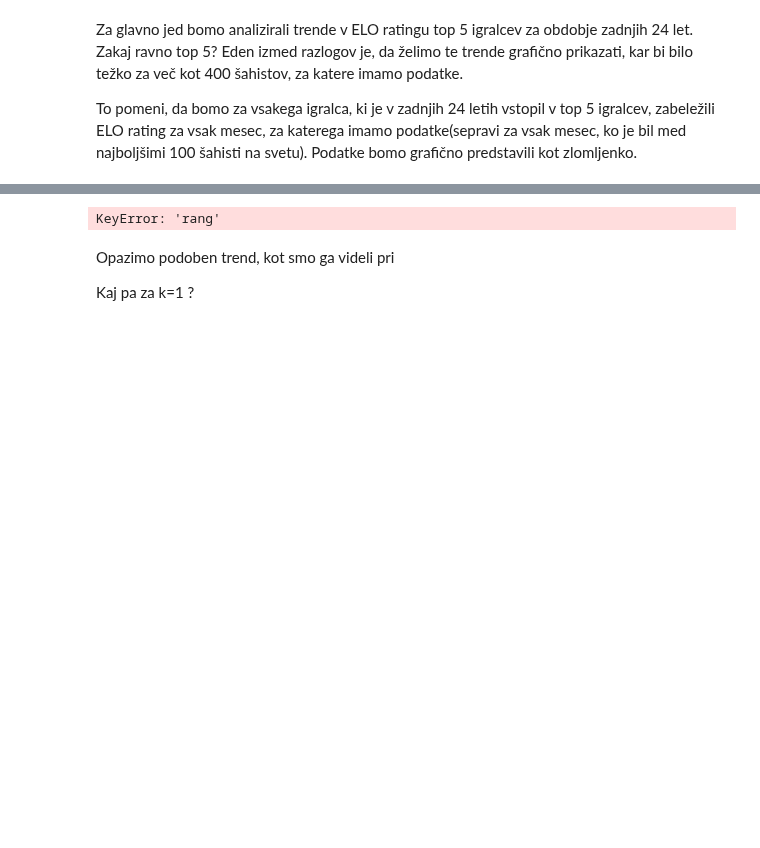
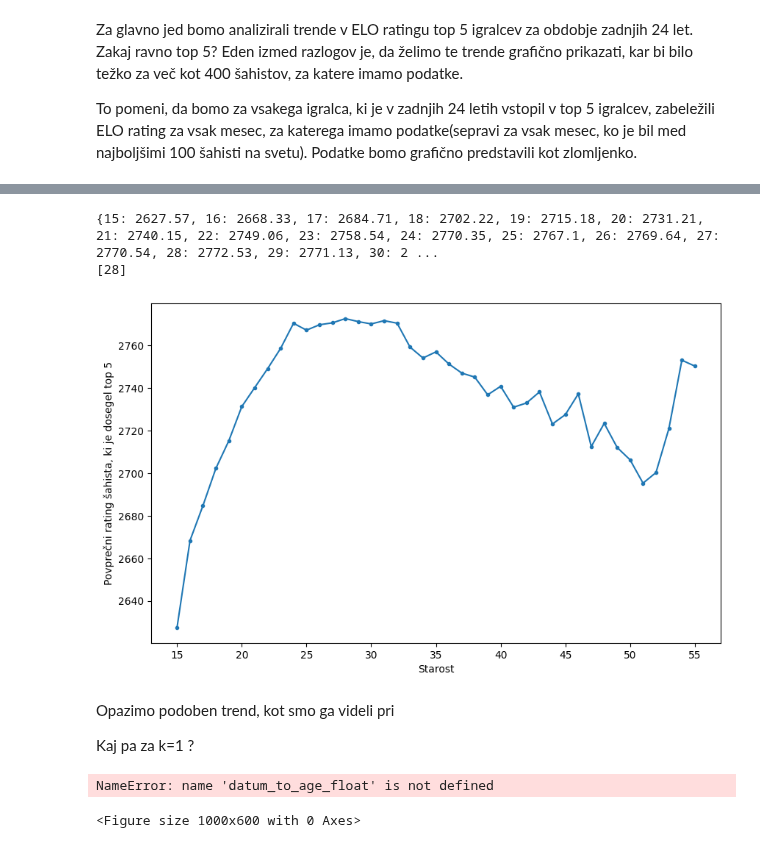
Before and after one commit to HugoTrebse/UVP-projektna-naloga, a Jupyter notebook: analiza_podatkov.ipynb, the cells around one changed output, grey strips where cells are left out. Cells and saved outputs as stored; diff of their text form; code cells hidden in the pictures; blank space fills up the shorter version.

```diff
--- a/analiza_podatkov.ipynb
+++ b/analiza_podatkov.ipynb
@@ -206,40 +229,42 @@ povprecni_elo_pri_starosti_top_5 = {i: [] for i in range(15, 56)}
 sahisti_v_top_5 = podatki_top_nekaj(100)
 counter = 0
 for sahist, leto_rojstva in sahisti_v_top_5:
-    sahistov_record = pd.read_csv(os.path.join(starsevska_pot_globoka, sahist.replace(' ', '_')), index_col = 'datum')
+    sahistov_record = pd.read_csv(os.path.join(p.pot_globoka, sahist.replace(' ', '_')), index_col = 'datum')
     for datum, vrstica in sahistov_record.iterrows():
         leto = int(datum[3::])
         if leto - leto_rojstva >= 15 and leto - leto_rojstva <= 55:
             povprecni_elo_pri_starosti_top_5[leto - leto_rojstva].append(vrstica['rating'])
 
 povprecje_2 = {i: [] for i in range(15, 56)}
 for starost in povprecni_elo_pri_starosti_top_5:
     vsota = sum(povprecni_elo_pri_starosti_top_5[starost])
     dolzina = len(povprecni_elo_pri_starosti_top_5[starost])
     povprecje_2[starost] = round(vsota / dolzina, 2)
 
 print(povprecje_2)
 
 velikostni_ekstrem = []
 najvisji = max(list(povprecje_2.values()))
 for starost, rating_pri_starosti in povprecje_2.items():
     if rating_pri_starosti == najvisji:
         velikostni_ekstrem.append(starost)
 
 print(velikostni_ekstrem)
 
 
 pandas_thing = pd.Series(povprecje_2)
 
 plot.figure(figsize=(10,6))
 
 pandas_thing.plot(kind = 'line', marker = '.')
 
 plot.xlabel('Starost')
 plot.ylabel('Povprečni rating šahista, ki je dosegel top 5')
 plot.show()
 # %% [output]
-KeyError: 'rang'
+{15: 2627.57, 16: 2668.33, 17: 2684.71, 18: 2702.22, 19: 2715.18, 20: 2731.21, 21: 2740.15, 22: 2749.06, 23: 2758.54, 24: 2770.35, 25: 2767.1, 26: 2769.64, 27: 2770.54, 28: 2772.53, 29: 2771.13, 30: 2 ...
+[28]
+[figure, added]
 # %% [markdown]
 Opazimo podoben trend, kot smo ga videli pri
 
@@ -247,7 +272,7 @@ Kaj pa za k=1 ?
 # %%
 data_top_1 = {}
 for ime, leto_rojstva in podatki_top_nekaj(1):
-    data_top_1[(ime, leto_rojstva)] = pd.read_csv(os.path.join(starsevska_pot_globoka, ime.replace(' ', '_')))
+    data_top_1[(ime, leto_rojstva)] = pd.read_csv(funkcije.ime_v_pot(ime))
 
 plot.figure(figsize=(10,6))
 
@@ -257,3 +282,6 @@ for kljucni_nabor, podatki in data_top_1.items():
 plot.title('Rating v odvisnosti od starosti za najboljše šahiste preteklih 24 let')
 plot.legend()
 plot.show()
+# %% [output]
+NameError: name 'datum_to_age_float' is not defined
+<Figure size 1000x600 with 0 Axes>
```
Also changed, not shown: parts of 10 cells of this notebook, 4 other files.
